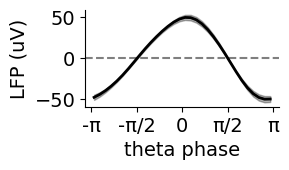
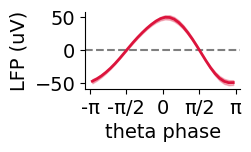
Unified diff of the notebook cell whose output changed from the first chart to the second:
--- before
+++ after
@@ -2,4 +2,5 @@
 reload(tm)
 theta_aligned_signal = tm.get_theta_aligned_lfp_df()
-f1, ax = plt.subplots(1, 1, figsize=(2.5, 1.25))
+f2, ax = plt.subplots(1, 1, figsize=(2, 1))
 tm.plot_theta_aligned_lfp(theta_aligned_signal, ax=ax)
+f2.savefig("../results/distance_to_goal/figures/main/theta_aligned_lfp.pdf")

Commit: lfp traces for theta mod figures